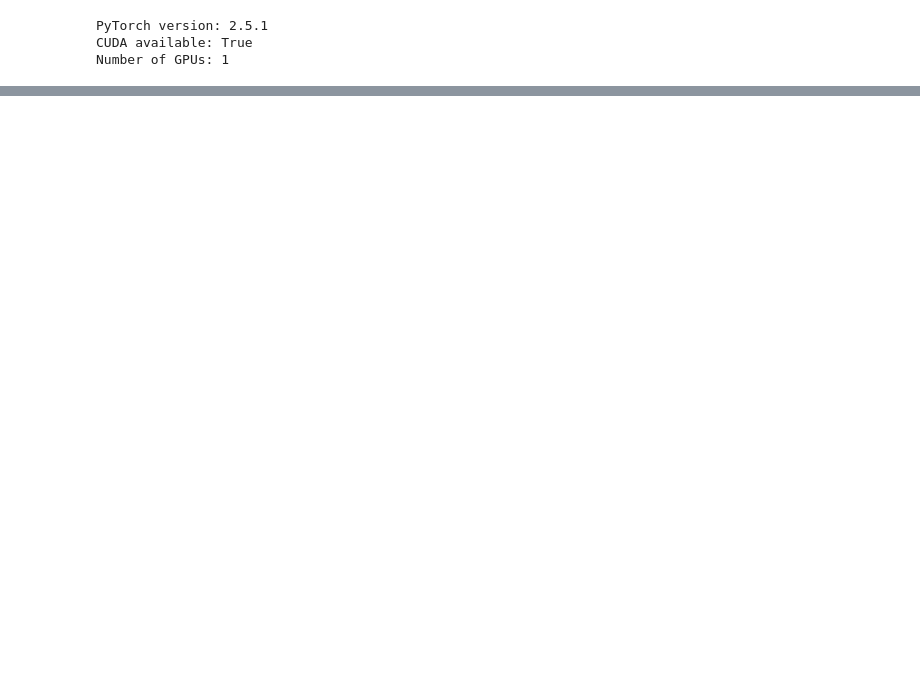
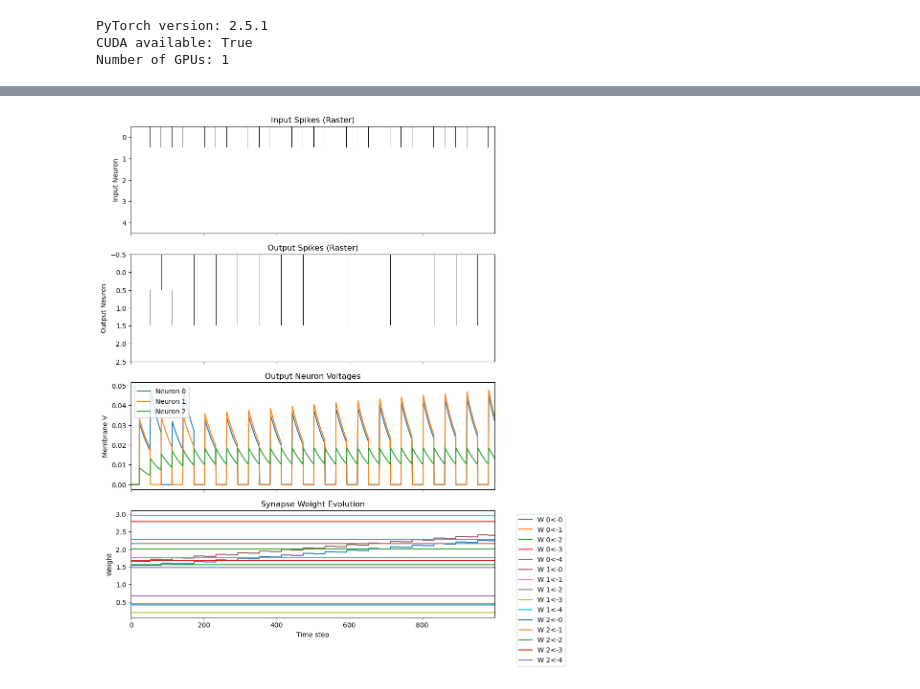
Before and after one commit to bhargavCSSE/neuron-simulations, a Jupyter notebook: runbook.ipynb, the cells around one changed output, grey strips where cells are left out. Saved outputs shown, nothing was run; the diff lists cells and outputs as text; code cells hidden in the pictures; blank space fills up the shorter version.

```diff
--- a/runbook.ipynb
+++ b/runbook.ipynb
@@ -280,0 +184,93 @@ plot_neurons(timestamp, neuron_v, neuron_output)
+# %%
+import torch
+import matplotlib.pyplot as plt
+from utils.clocks.global_clock import Clock
+from utils.neurons.LIFNeurons.leaky_integrate_and_fire import LIFNeuronGroup
+from utils.synapses.synapses import FeedForwardSynapses
+
+device = torch.device("cuda" if torch.cuda.is_available() else "cpu")
+
+# Create clock (step mode for reproducibility)
+clock = Clock(freq=1.0, sample_rate=1000, amplitude=1.0, real_time=False)
+
+# Create neuron groups
+input_neurons = LIFNeuronGroup(size=5, device=device, log_traces=True, tau=5.0)
+output_neurons = LIFNeuronGroup(size=3, device=device, log_traces=True, tau=5.0, v_thresh=0.05)
+
+# Create synapses
+syn = FeedForwardSynapses(input_neurons, output_neurons, weight_scale=3.0, stdp_lr=0.05)
+
+# Simulation params
+dt = 0.1  # 1 ms per step
+sim_time = 0.0
+steps = 1000
+
+# Store weight evolution
+weight_history = []
+
+for step in range(steps):
+    clock.step(sim_time)
+
+    # Drive input neurons with periodic current injection
+    if step % 10 < 5:
+        input_current = torch.tensor([5.0, 0.0, 0.0, 0.0, 0.0], device=device)
+    else:
+        input_current = torch.zeros(5, device=device)
+
+    input_neurons.receive_input(input_current)
+    input_neurons.update(dt)  # update & log
+
+    # Propagate spikes from input to output
+    syn.propagate()
+
+    # Update output neurons
+    output_neurons.update(dt)
+
+    # Apply STDP
+    syn.apply_stdp()
+    syn.tick_end()
+
+     # Record weights
+    weight_history.append(syn.weights.cpu().clone())
+
+    sim_time += dt
+
+# Convert logs for plotting
+in_spikes = torch.stack(input_neurons.spike_trace).cpu()
+out_spikes = torch.stack(output_neurons.spike_trace).cpu()
+v_trace = torch.stack(output_neurons.full_v_trace).cpu()
+weight_history = torch.stack(weight_history).cpu()
+
+# ==== PLOTS ====
+fig, axs = plt.subplots(4, 1, figsize=(10, 12), sharex=True)
+
+# Input spikes raster
+axs[0].imshow(in_spikes.T, aspect='auto', cmap='Greys', interpolation='nearest')
+axs[0].set_ylabel("Input Neuron")
+axs[0].set_title("Input Spikes (Raster)")
+
+# Output spikes raster
+axs[1].imshow(out_spikes.T, aspect='auto', cmap='Greys', interpolation='nearest')
+axs[1].set_ylabel("Output Neuron")
+axs[1].set_title("Output Spikes (Raster)")
+
+# Output voltage trace
+for n in range(v_trace.shape[1]):
+    axs[2].plot(v_trace[:, n], label=f"Neuron {n}")
+axs[2].set_ylabel("Membrane V")
+axs[2].set_title("Output Neuron Voltages")
+axs[2].legend()
+
+# Synaptic weight evolution
+for post_idx in range(weight_history.shape[1]):
+    for pre_idx in range(weight_history.shape[2]):
+        axs[3].plot(weight_history[:, post_idx, pre_idx], label=f"W {post_idx}<-{pre_idx}")
+axs[3].set_ylabel("Weight")
+axs[3].set_title("Synapse Weight Evolution")
+axs[3].legend(bbox_to_anchor=(1.05, 1), loc='upper left')
+
+plt.xlabel("Time step")
+plt.tight_layout()
+plt.show()
+# %% [output]
+[figure, added]
```
Also changed, not shown: parts of 9 cells of this notebook, 5 other files.
